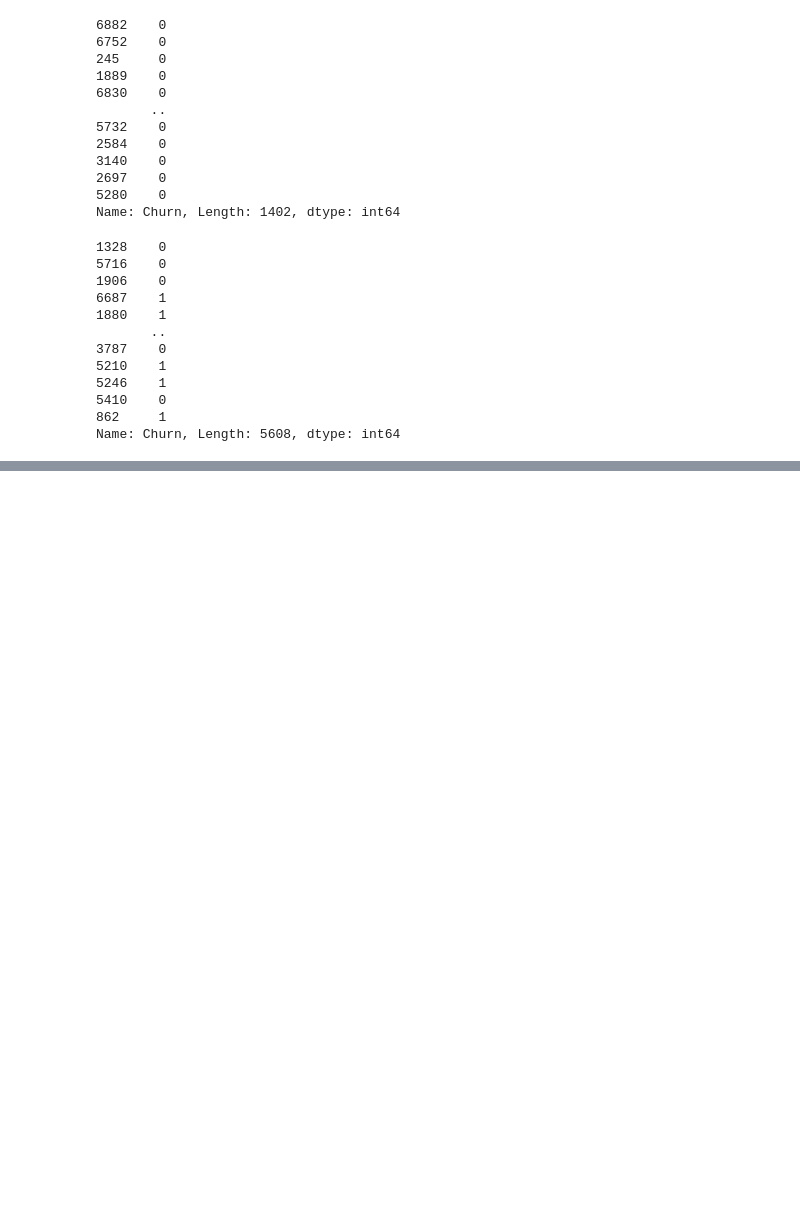
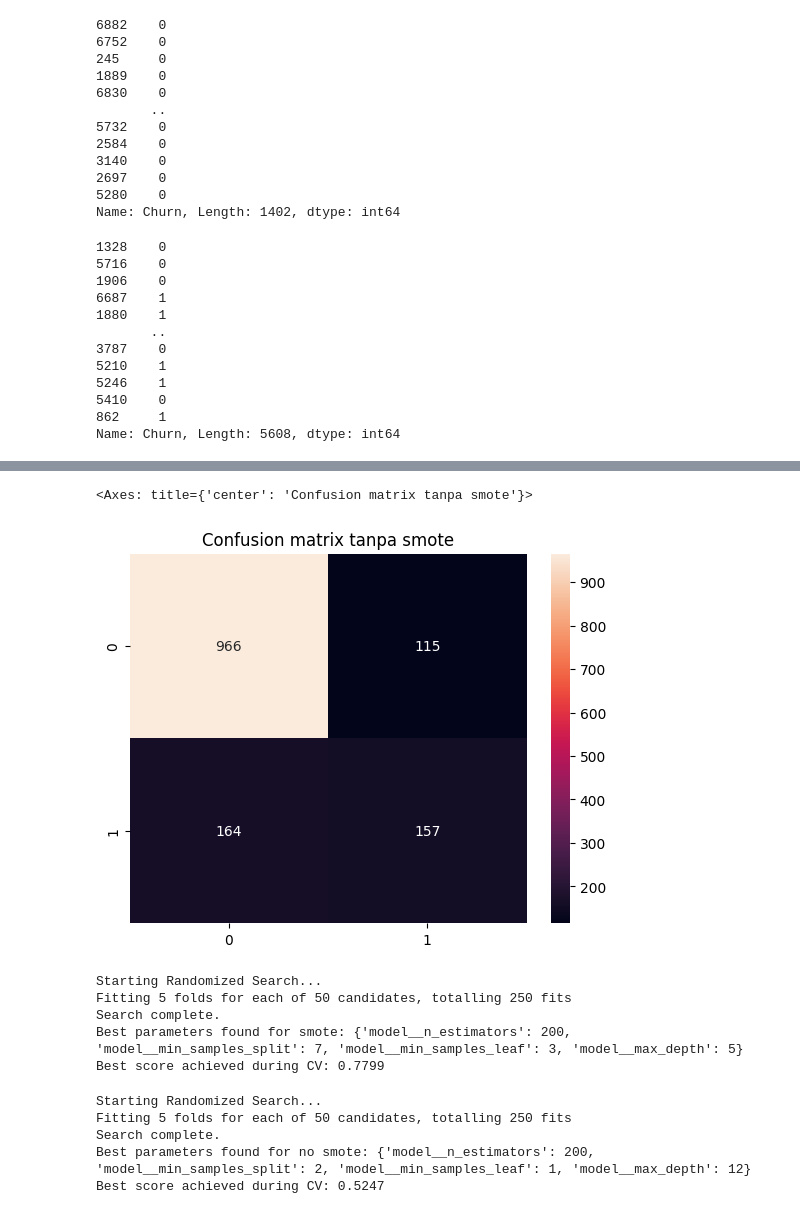
Before and after one commit to cakethehuman/Project-for-linkedin, a Jupyter notebook: Churn/Churn_predict.ipynb, the cells around one changed output, grey strips where cells are left out. Saved outputs shown, nothing was run; the diff lists cells and outputs as text; code cells hidden in the pictures; blank space fills up the shorter version.

```diff
--- a/Churn/Churn_predict.ipynb
+++ b/Churn/Churn_predict.ipynb
@@ -545,0 +727,72 @@ print(f"🔗 With a recall score of : {best_score}")
+# %%
+plt.title("Confusion matrix tanpa smote")
+
+y_nsmote = final_NO_SMOTE.predict(x_test)
+
+hasil_no_smote = confusion_matrix(y_test,y_nsmote)
+
+sns.heatmap(hasil_no_smote, annot= True, fmt="d")
+# %% [output]
+<Axes: title={'center': 'Confusion matrix tanpa smote'}>
+[figure, added]
+# %%
+from sklearn.model_selection import RandomizedSearchCV
+
+params = {
+    "model__n_estimators" : [100,200,3000],
+    "model__max_depth" : [5,12,15],
+    "model__min_samples_leaf" : [1,3,5],
+    "model__min_samples_split" : [2,5,7],
+}
+
+rs = RandomizedSearchCV(
+    estimator=final_SMOTE,
+    param_distributions=params,
+    n_jobs=-1,
+    cv=5,            # <-- Using normal 5-fold cross-validation
+    n_iter=50,       # Number of parameter settings to sample
+    scoring='recall', # Choose an appropriate scoring metric (e.g., 'accuracy', 'f1', 'roc_auc')
+    random_state=42, # For reproducibility
+    verbose=1, # Provides progress updates
+)
+
+# Fit the RandomizedSearchCV object to your training data to start the search
+print("Starting Randomized Search...")
+rs.fit(x_train, y_train)
+print("Search complete.")
+
+# Access and print the results
+print(f"Best parameters found for smote: {rs.best_params_}")
+print(f"Best score achieved during CV: {rs.best_score_:.4f}")
+# %% [output]
+Starting Randomized Search...
+Fitting 5 folds for each of 50 candidates, totalling 250 fits
+Search complete.
+Best parameters found for smote: {'model__n_estimators': 200, 'model__min_samples_split': 7, 'model__min_samples_leaf': 3, 'model__max_depth': 5}
+Best score achieved during CV: 0.7799
+# %%
+rs2 = RandomizedSearchCV(
+    estimator= final_NO_SMOTE,
+    param_distributions=params,
+    n_jobs=-1,
+    cv=5,            # <-- Using normal 5-fold cross-validation
+    n_iter=50,       # Number of parameter settings to sample
+    scoring='recall', # Choose an appropriate scoring metric (e.g., 'accuracy', 'f1', 'roc_auc')
+    random_state=42, # For reproducibility
+    verbose=1, # Provides progress updates
+)
+
+# Fit the RandomizedSearchCV object to your training data to start the search
+print("Starting Randomized Search...")
+rs2.fit(x_train, y_train)
+print("Search complete.")
+
+# Access and print the results
+print(f"Best parameters found for no smote: {rs2.best_params_}")
+print(f"Best score achieved during CV: {rs2.best_score_:.4f}")
+# %% [output]
+Starting Randomized Search...
+Fitting 5 folds for each of 50 candidates, totalling 250 fits
+Search complete.
+Best parameters found for no smote: {'model__n_estimators': 200, 'model__min_samples_split': 2, 'model__min_samples_leaf': 1, 'model__max_depth': 12}
+Best score achieved during CV: 0.5247
```
Also changed, not shown: parts of 23 cells of this notebook.
